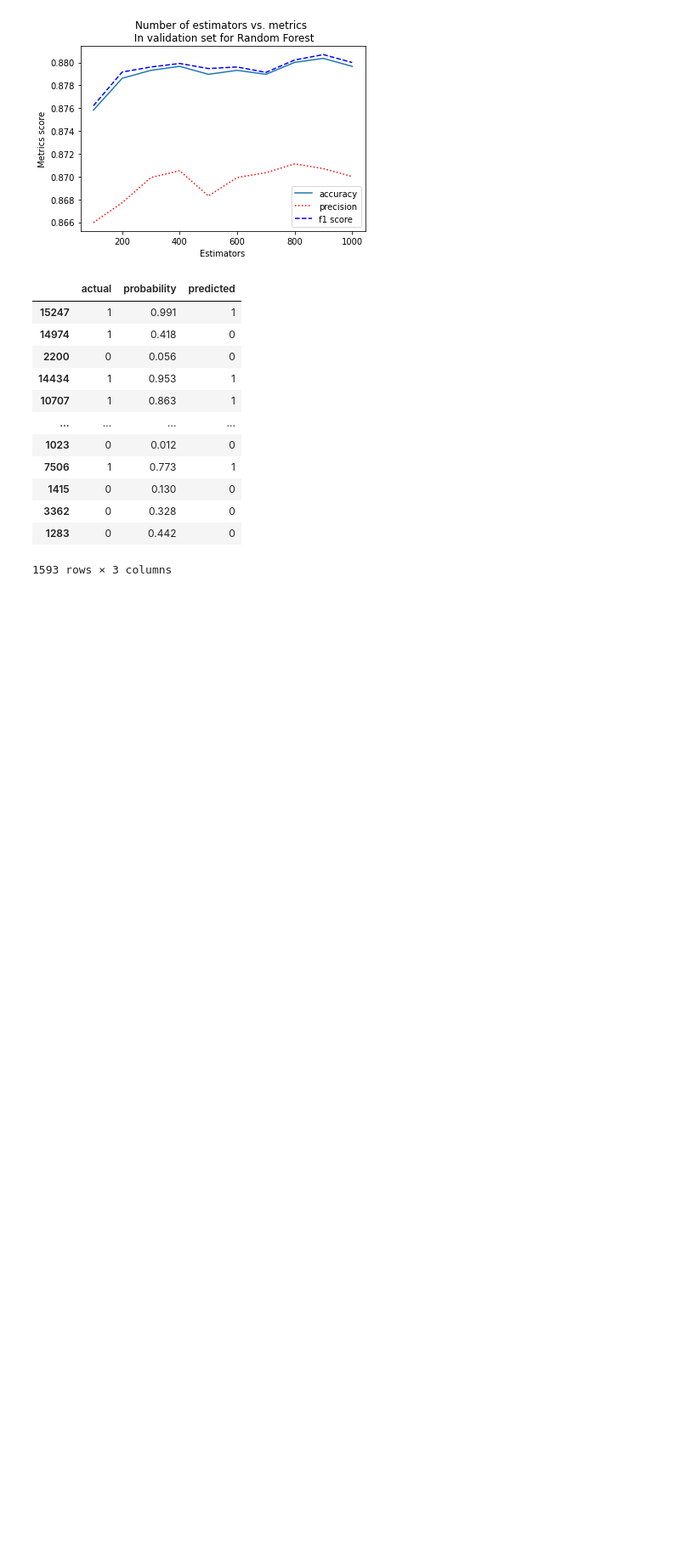
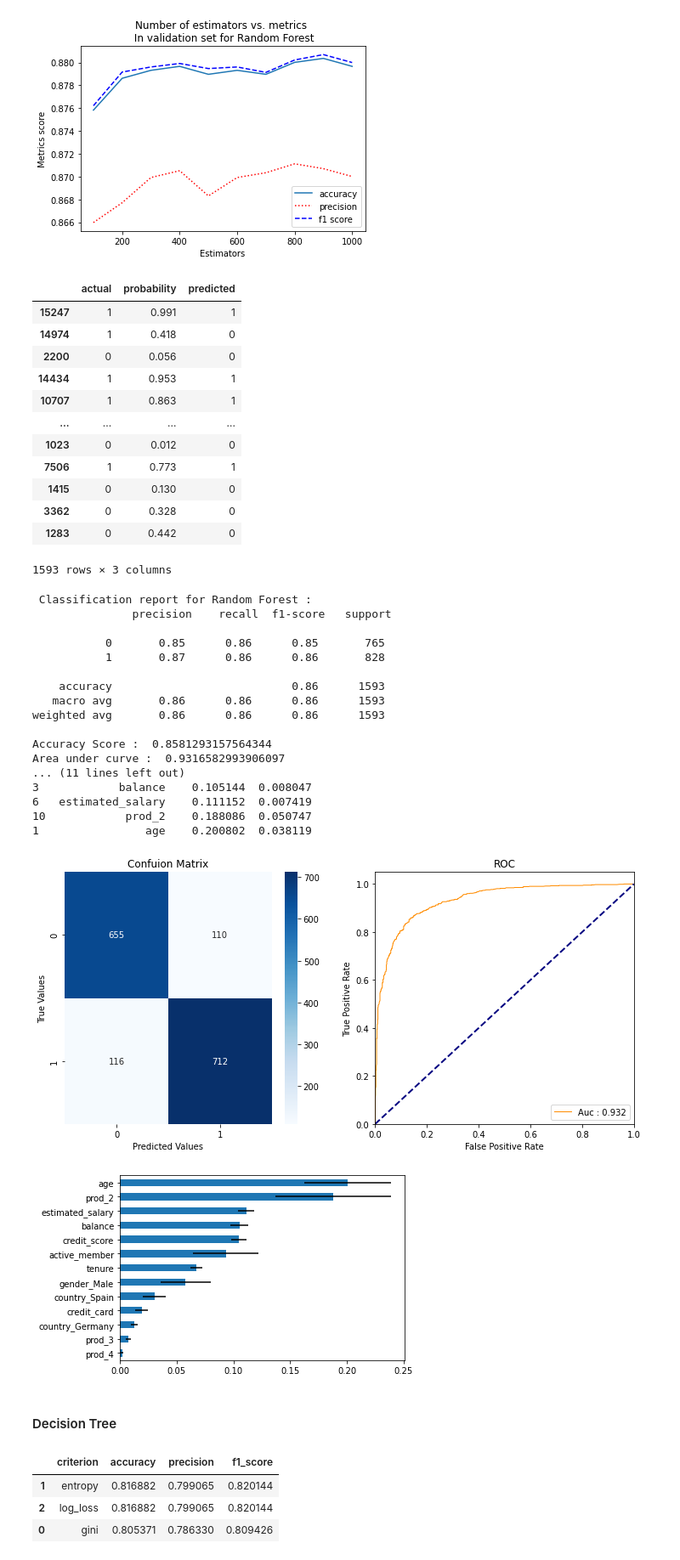
Before and after one commit to Fatemeh-Khosravi/Customer-Churn-Prediction, a Jupyter notebook: ADS505-FinalProject-ChrunPrediction.ipynb, the cells around one changed output. Shown: that part at 85% size. Cells and saved outputs as stored; diff of their text form; code cells hidden in the pictures; blank space fills up the shorter version.

Commit message:
ROC curve comparision

```diff
--- a/ADS505-FinalProject-ChrunPrediction.ipynb
+++ b/ADS505-FinalProject-ChrunPrediction.ipynb
@@ -504,3 +509,70 @@ rf_result
 | 3362 | 0 | 0.328 | 0 |
 | 1283 | 0 | 0.442 | 0 |
 1593 rows × 3 columns
+# %%
+print ("\n Classification report for Random Forest : \n",classification_report(testy,predictions_rf))
+print ("Accuracy Score : ",accuracy_score(testy,predictions_rf))
+
+
+
+#confusion matrix
+conf_matrix = confusion_matrix(testy,predictions_rf)
+plt.figure(figsize=(12,12))
+plt.subplot(221)
+sns.heatmap(conf_matrix, fmt = "d",annot=True, cmap='Blues')
+plt.title('Confuion Matrix')
+plt.ylabel('True Values')
+plt.xlabel('Predicted Values')
+
+
+#roc_auc_score
+model_roc_auc = roc_auc_score(testy,probabilities_rf)
+print ("Area under curve : ",model_roc_auc,"\n")
+fpr,tpr,thresholds = roc_curve(testy,probabilities_rf)
+
+plt.subplot(222)
+plt.plot(fpr, tpr, color='darkorange', lw=1, label = "Auc : %.3f" %model_roc_auc)
+plt.plot([0, 1], [0, 1], color='navy', lw=2, linestyle='--')
+plt.xlim([0.0, 1.0])
+plt.ylim([0.0, 1.05])
+plt.xlabel('False Positive Rate')
+plt.ylabel('True Positive Rate')
+plt.title('ROC')
+plt.legend(loc="lower right")
+
+# variable (feature) importance plot
+importances = rf.feature_importances_
+std = np.std([tree.feature_importances_ for tree in rf.estimators_], axis=0)
+
+df = pd.DataFrame({'feature': trainX.columns, 'importance': importances, 'std': std})
+df = df.sort_values('importance')
+print(df)
+
+ax = df.plot(kind='barh', xerr='std', x='feature', legend=False)
+ax.set_ylabel('')
+
+
+
+plt.show()
+# %% [output]
+ Classification report for Random Forest :
+               precision    recall  f1-score   support
+
+           0       0.85      0.86      0.85       765
+           1       0.87      0.86      0.86       828
+
+    accuracy                           0.86      1593
+   macro avg       0.86      0.86      0.86      1593
+weighted avg       0.86      0.86      0.86      1593
+
+Accuracy Score :  0.8581293157564344
+Area under curve :  0.9316582993906097
+... (11 lines left out)
+3            balance    0.105144  0.008047
+6   estimated_salary    0.111152  0.007419
+10            prod_2    0.188086  0.050747
+1                age    0.200802  0.038119
+[figure, added]
+[figure, added]
+# %% [markdown]
+#### Decision Tree
@@ -506,0 +592,7 @@ rf_result
+# %%
+dt_results.sort_values(by=["accuracy"],ascending=False)
+# %% [output]
+|  | criterion | accuracy | precision | f1_score |
+| 1 | entropy | 0.816882 | 0.799065 | 0.820144 |
+| 2 | log_loss | 0.816882 | 0.799065 | 0.820144 |
+| 0 | gini | 0.805371 | 0.786330 | 0.809426 |
```
Also changed, not shown: parts of 18 cells of this notebook.
